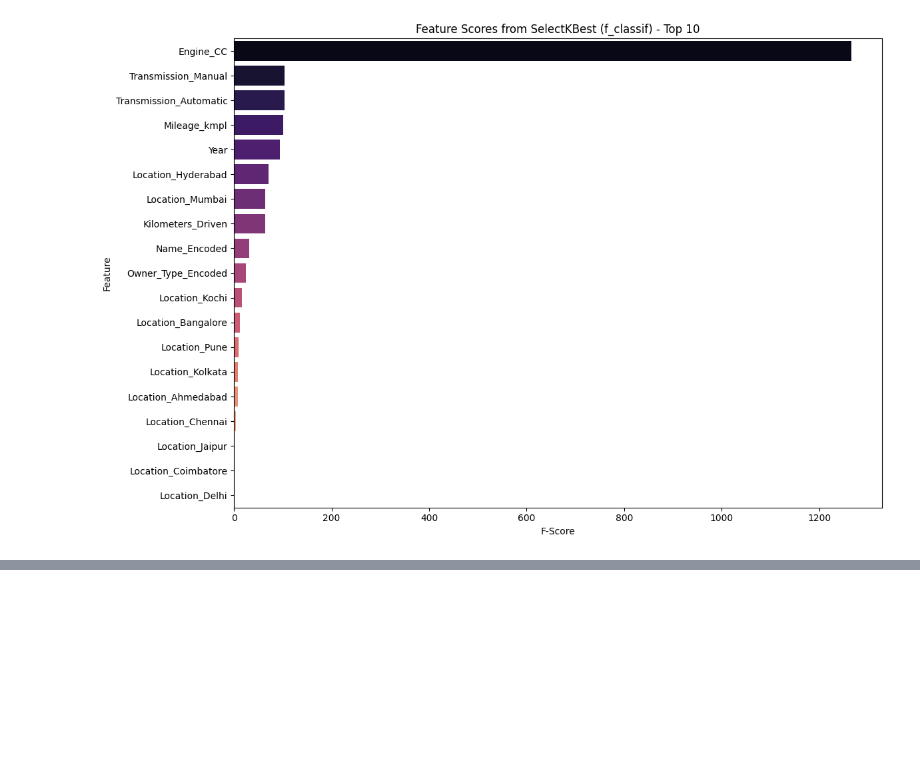
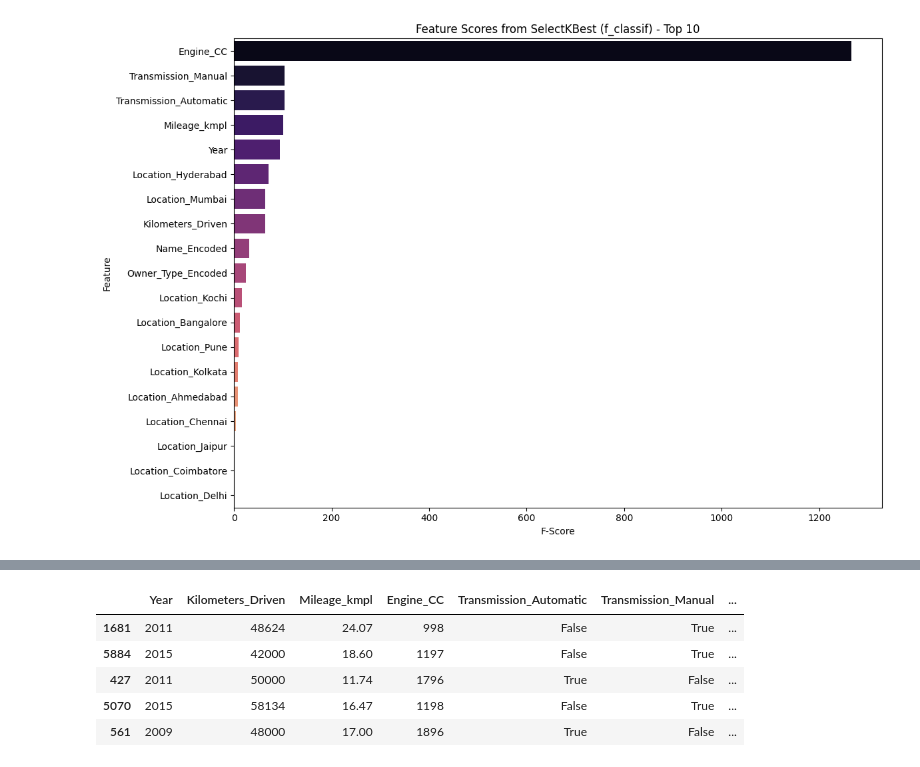
Before and after one commit to AnnabelleMcSharry/AI-ML-Car-Data, a Jupyter notebook: Task1.ipynb, the cells around one changed output, grey strips where cells are left out. Saved outputs shown, nothing was run; the diff lists cells and outputs as text; code cells hidden in the pictures; blank space fills up the shorter version.

```diff
--- a/Task1.ipynb
+++ b/Task1.ipynb
@@ -460,0 +450,13 @@ Based on our `SelectKBest` analysis, we have identified a subset of features tha
+# %%
+# Drop 'Name_Encoded' column from the reduced datasets
+X_train_reduced = X_train_reduced.drop(columns=['Name_Encoded'])
+X_test_reduced = X_test_reduced.drop(columns=['Name_Encoded'])
+
+display(X_train_reduced.head())
+# %% [output]
+|  | Year | Kilometers_Driven | Mileage_kmpl | Engine_CC | Transmission_Automatic | Transmission_Manual | ... |
+| 1681 | 2011 | 48624 | 24.07 | 998 | False | True | ... |
+| 5884 | 2015 | 42000 | 18.60 | 1197 | False | True | ... |
+| 427 | 2011 | 50000 | 11.74 | 1796 | True | False | ... |
+| 5070 | 2015 | 58134 | 16.47 | 1198 | False | True | ... |
+| 561 | 2009 | 48000 | 17.00 | 1896 | True | False | ... |
```
Also changed, not shown: parts of 4 cells of this notebook.
